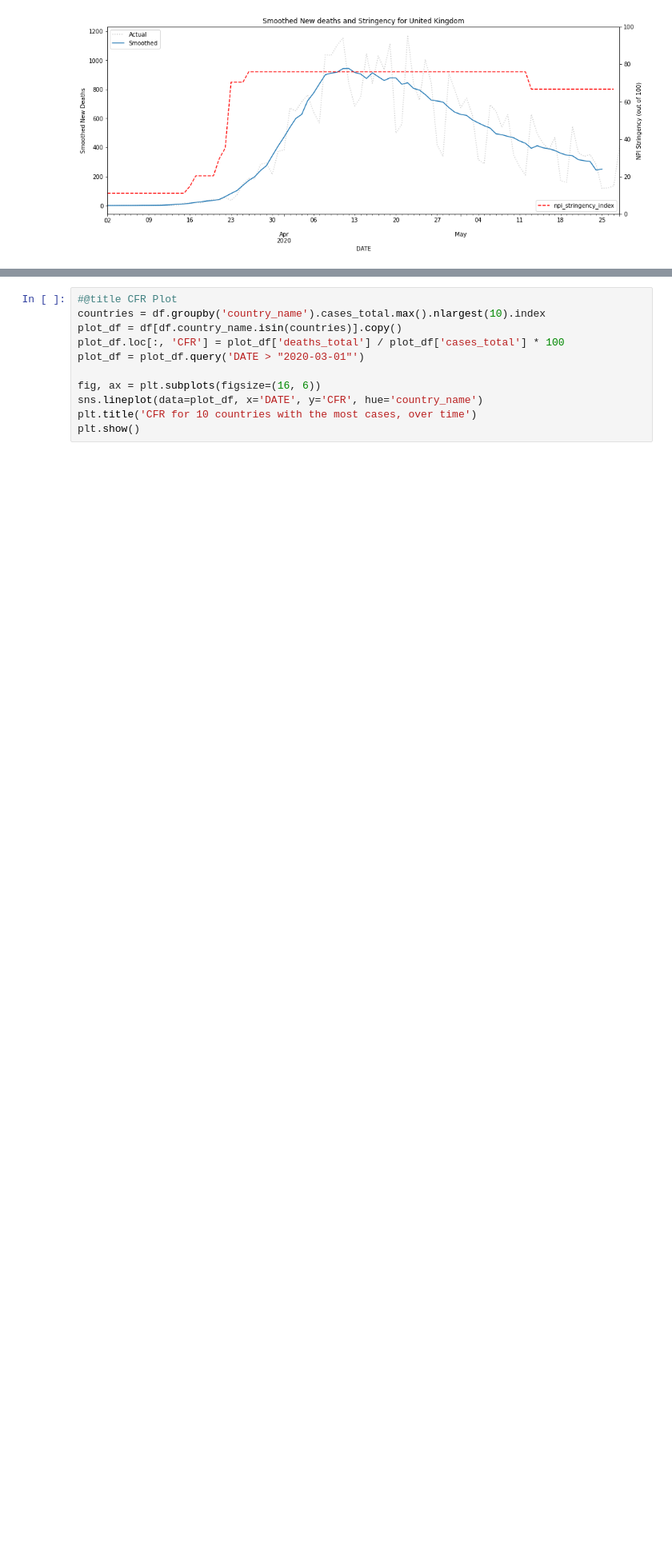
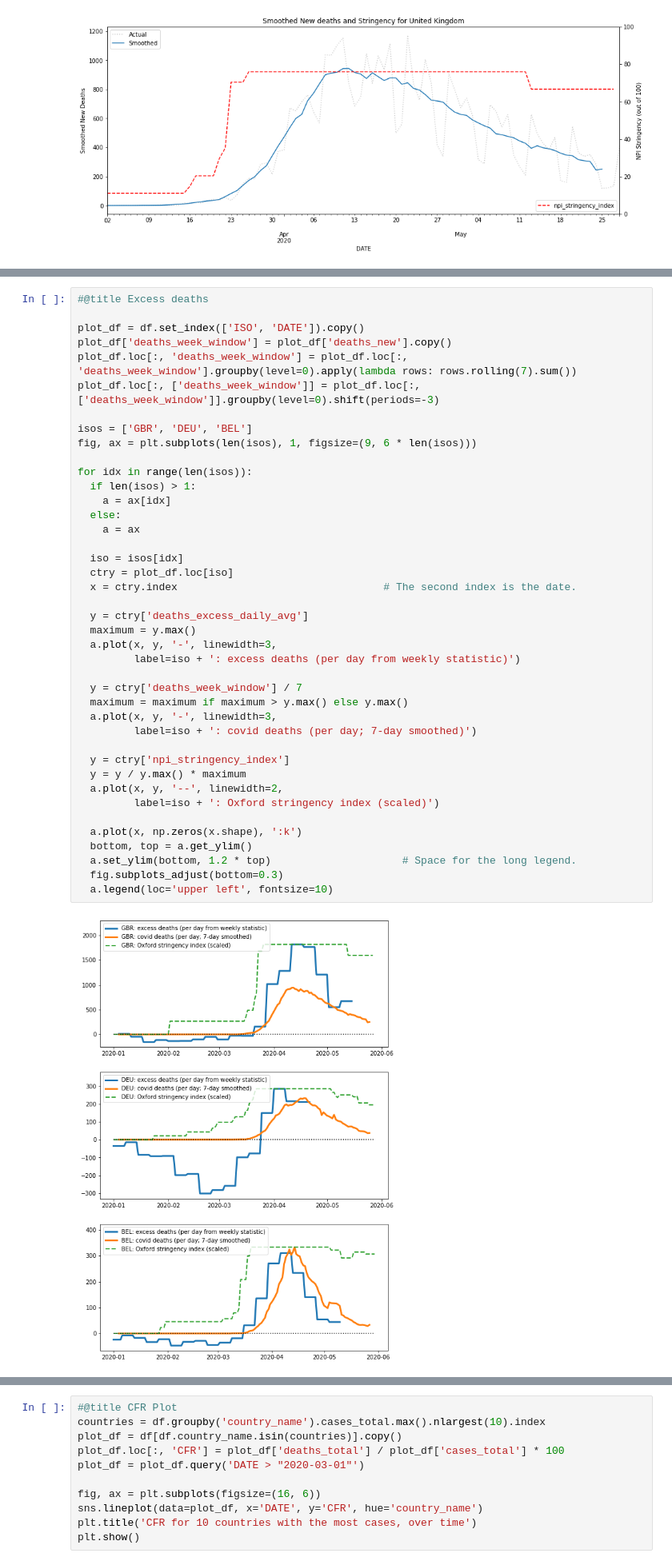
Before and after one commit to rs-delve/covid19_datasets, a Jupyter notebook: Data_Exploration.ipynb, the cells around one changed output, grey strips where cells are left out. Shown at 80% size. Saved outputs shown, nothing was run; the diff lists cells and outputs as text; blank space fills up the shorter version.

```diff
--- a/Data_Exploration.ipynb
+++ b/Data_Exploration.ipynb
@@ -180,3 +209,46 @@ Dropdown(description='Country:', index=161, options=(('Afghanistan', 'Afghanista
+# %%
+#@title Excess deaths
+
+plot_df = df.set_index(['ISO', 'DATE']).copy()
+plot_df['deaths_week_window'] = plot_df['deaths_new'].copy()
+plot_df.loc[:, 'deaths_week_window'] = plot_df.loc[:, 'deaths_week_window'].groupby(level=0).apply(lambda rows: rows.rolling(7).sum())
+plot_df.loc[:, ['deaths_week_window']] = plot_df.loc[:, ['deaths_week_window']].groupby(level=0).shift(periods=-3)
+
+isos = ['GBR', 'DEU', 'BEL']
+fig, ax = plt.subplots(len(isos), 1, figsize=(9, 6 * len(isos)))
+
+for idx in range(len(isos)):
+  if len(isos) > 1:
+    a = ax[idx]
+  else:
+    a = ax
+
+  iso = isos[idx]
+  ctry = plot_df.loc[iso]
+  x = ctry.index                                 # The second index is the date.
+
+  y = ctry['deaths_excess_daily_avg']
+  maximum = y.max()
+  a.plot(x, y, '-', linewidth=3,
+         label=iso + ': excess deaths (per day from weekly statistic)')
+
+  y = ctry['deaths_week_window'] / 7
+  maximum = maximum if maximum > y.max() else y.max()
+  a.plot(x, y, '-', linewidth=3,
+         label=iso + ': covid deaths (per day; 7-day smoothed)')
+
+  y = ctry['npi_stringency_index']
+  y = y / y.max() * maximum
+  a.plot(x, y, '--', linewidth=2,
+         label=iso + ': Oxford stringency index (scaled)')
+
+  a.plot(x, np.zeros(x.shape), ':k')
+  bottom, top = a.get_ylim()
+  a.set_ylim(bottom, 1.2 * top)                     # Space for the long legend.
+  fig.subplots_adjust(bottom=0.3)
+  a.legend(loc='upper left', fontsize=10)
+# %% [output]
+[figure, added]
 # %% [markdown]
 ## Case Fatality Rate (CFR)
 The Case Fatality Rate is defined as:
```
Also changed, not shown: parts of 9 cells of this notebook.
